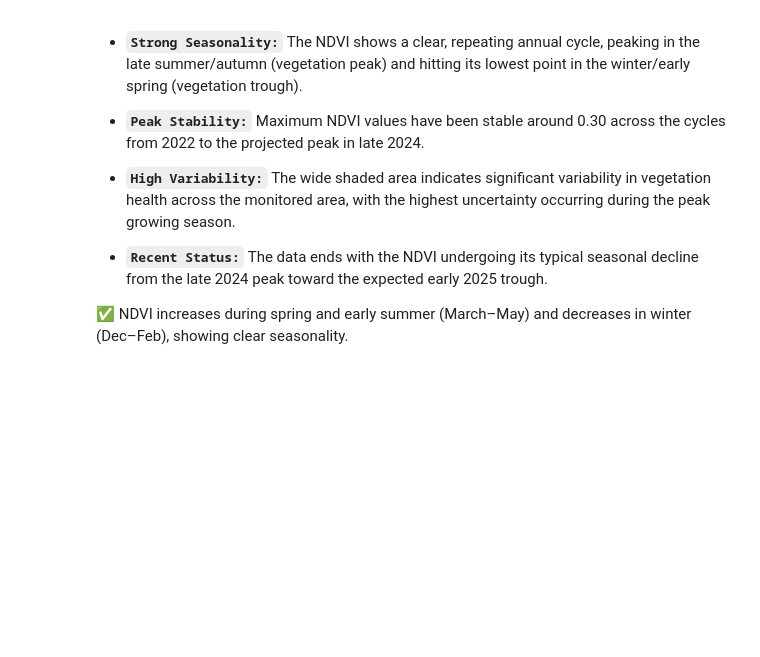
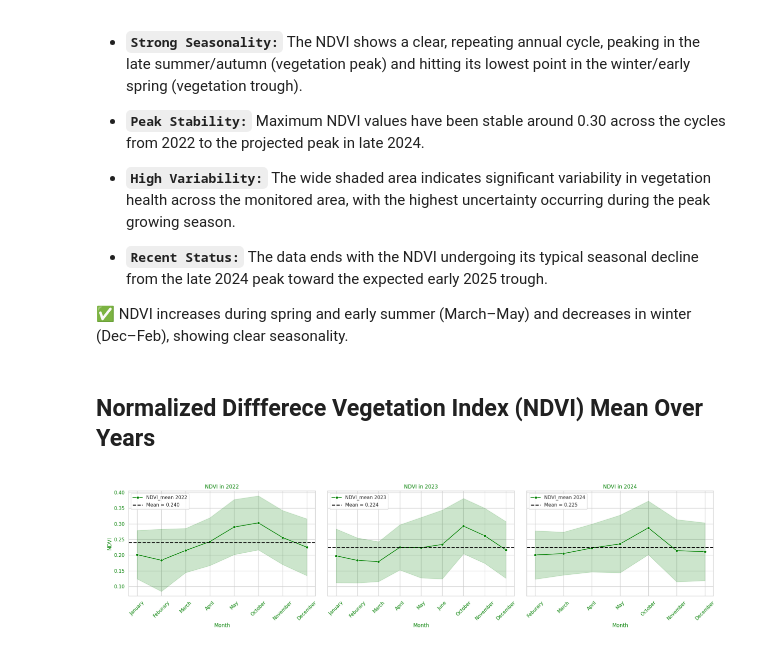
Before and after one commit to SiddhuShkya/Mach24-Orbital-Project, a Jupyter notebook: notebooks/Data-Analysis/Normalized-Difference-Vegetation-Index.ipynb, the cells around one changed output. Drawn from its saved outputs; the diff is of its cells as text; code cells hidden in the pictures; blank space fills up the shorter version.

```diff
--- a/notebooks/Data-Analysis/Normalized-Difference-Vegetation-Index.ipynb
+++ b/notebooks/Data-Analysis/Normalized-Difference-Vegetation-Index.ipynb
@@ -40,3 +49,13 @@ plt.show()
 - **`Recent Status:`** The data ends with the NDVI undergoing its typical seasonal decline from the late 2024 peak toward the expected early 2025 trough.
 
 ✅ NDVI increases during spring and early summer (March–May) and decreases in winter (Dec–Feb), showing clear seasonality.
+# %% [markdown]
+## Normalized Diffferece Vegetation Index (NDVI) Mean Over Years
+# %%
+img = imread(MULTI_YEAR_PLOT)
+plt.figure(figsize=(16, 8))
+plt.imshow(img)
+plt.axis("off")
+plt.show()
+# %% [output]
+[figure, added]
```
Also changed, not shown: parts of 16 cells of this notebook, 3 other files.
